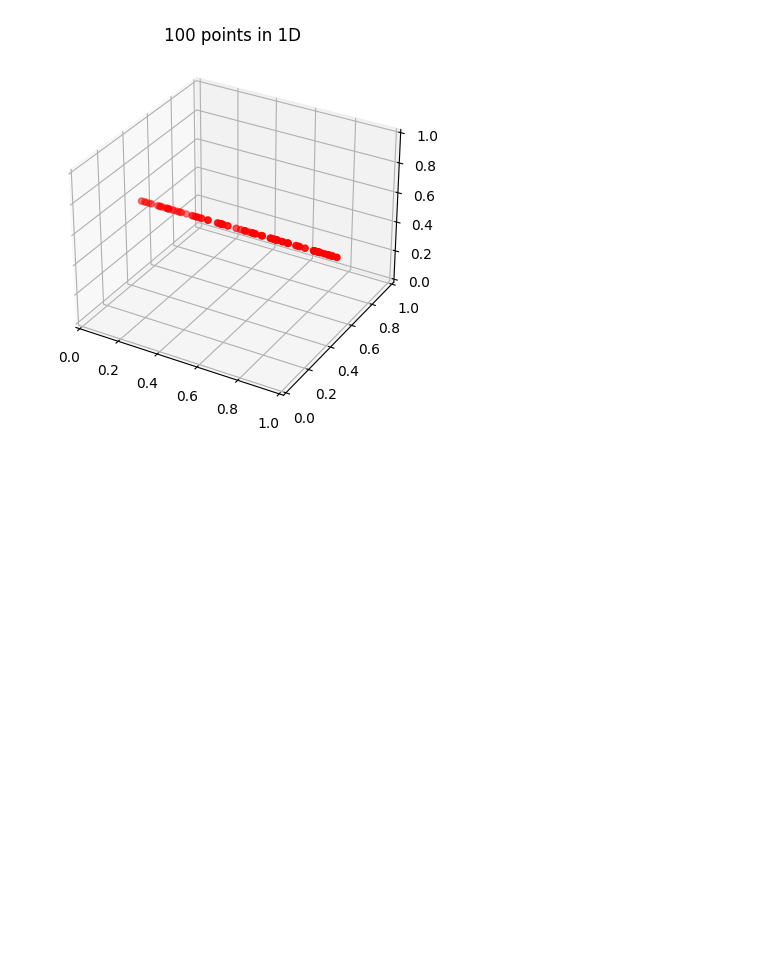
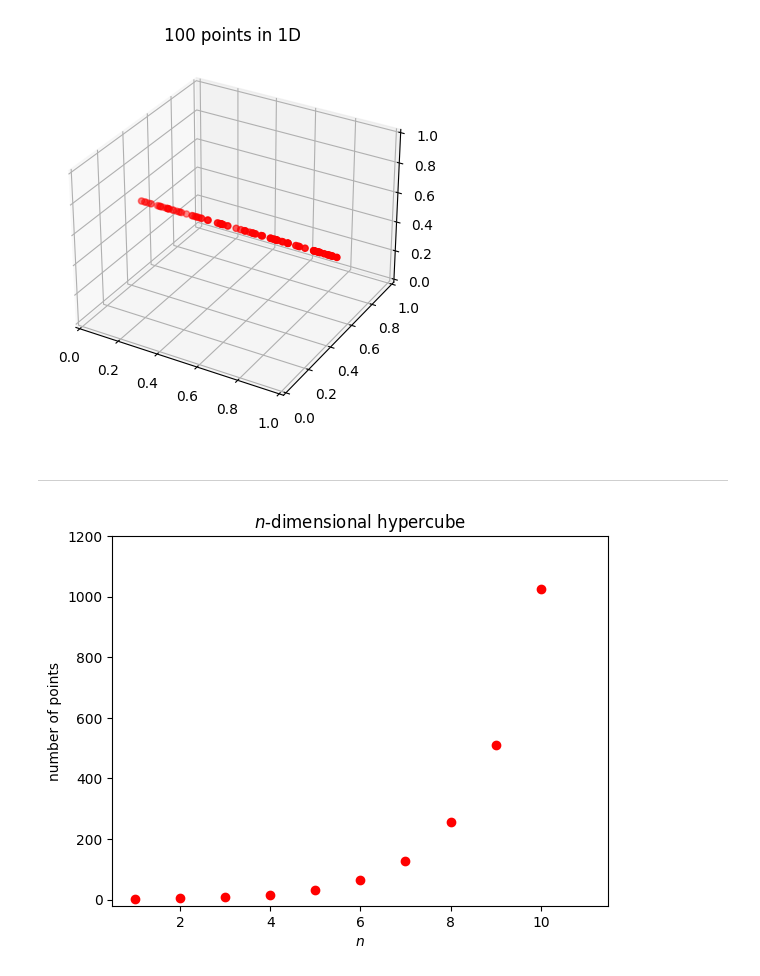
Before and after one commit to MICS-Lab/XmasPresentation2023PRFD, a Jupyter notebook: gene_plots.ipynb, the cells around one changed output. Saved outputs shown, nothing was run; the diff lists cells and outputs as text; code cells hidden in the pictures; blank space fills up the shorter version.

Commit message:
pts in n dim cube plot gene

```diff
--- a/gene_plots.ipynb
+++ b/gene_plots.ipynb
@@ -81,3 +81,18 @@ plt.title(f'{N} points in 1D')
 plt.show()
 # %% [output]
 [figure]
+# %% [markdown]
+---
+# %%
+N = 11
+plt.figure()
+xs = np.arange(N)+1
+ys = 2**xs
+plt.plot(xs, ys, 'ro')
+plt.ylim(-20, 1200)
+plt.xlabel('$n$')
+plt.ylabel('number of points')
+plt.title('$n$-dimensional hypercube')
+plt.show()
+# %% [output]
+[figure, added]
```
